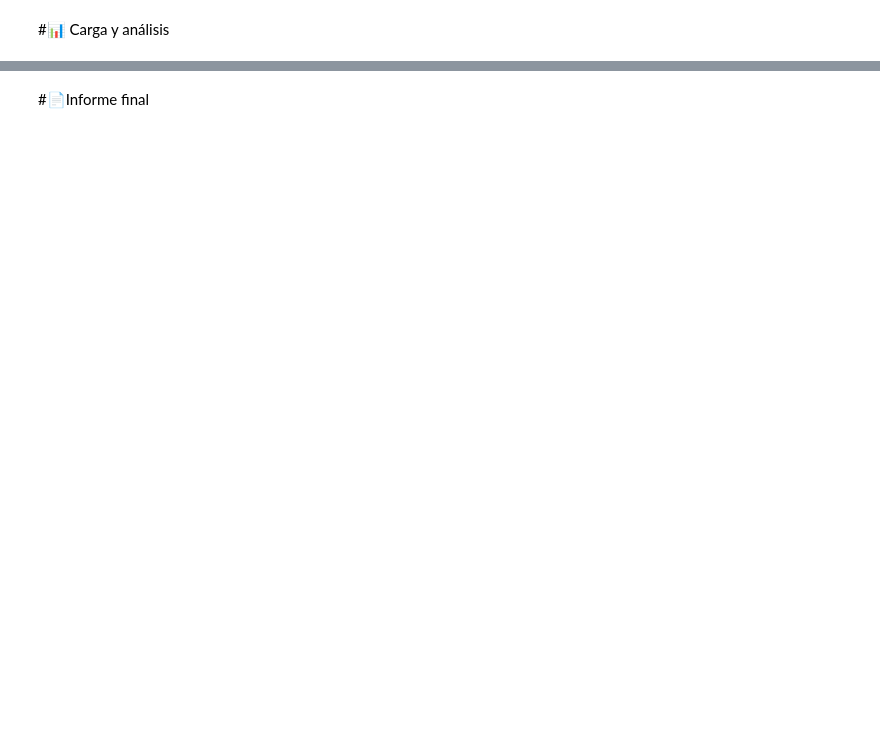
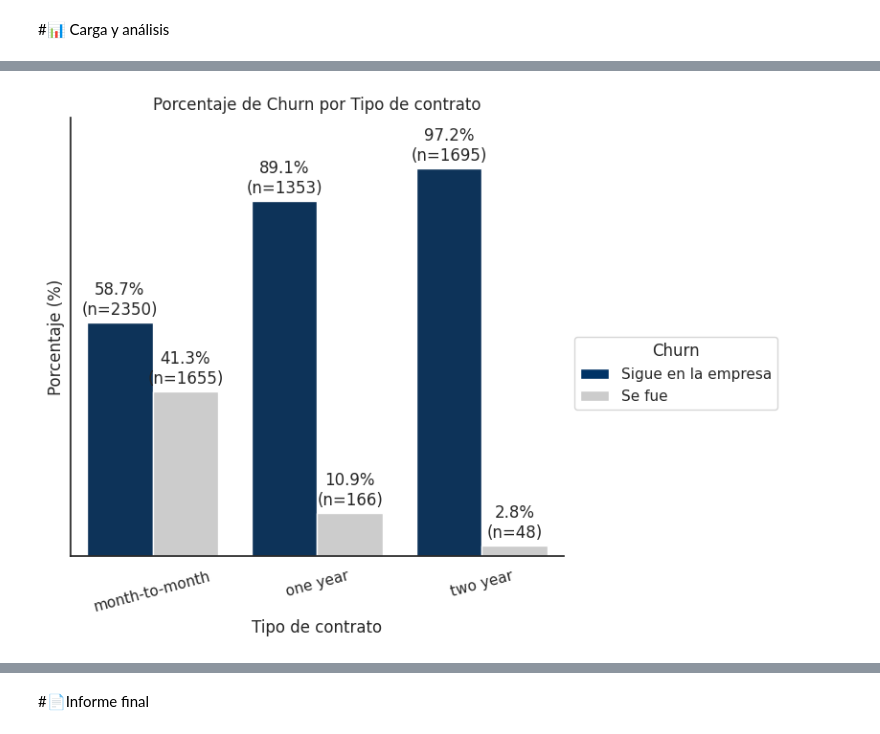
Before and after one commit to WolganStark/CHALLENGE-TELECOM-X, a Jupyter notebook: TelecomX.ipynb, the cells around one changed output, grey strips where cells are left out. Saved outputs shown, nothing was run; the diff lists cells and outputs as text; code cells hidden in the pictures; blank space fills up the shorter version.

```diff
--- a/TelecomX.ipynb
+++ b/TelecomX.ipynb
@@ -28,0 +594,4 @@ df.head()
+# %%
+agrupar_graficar('Tipo de contrato')
+# %% [output]
+[figure, added]
```
Also changed, not shown: parts of 103 cells of this notebook, 12 other files.
